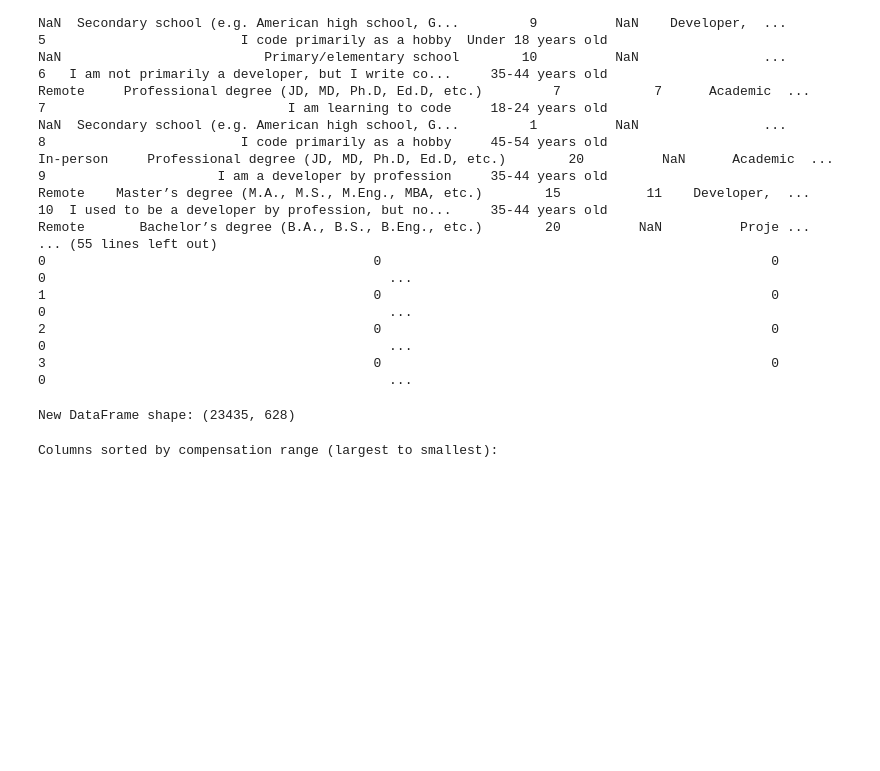
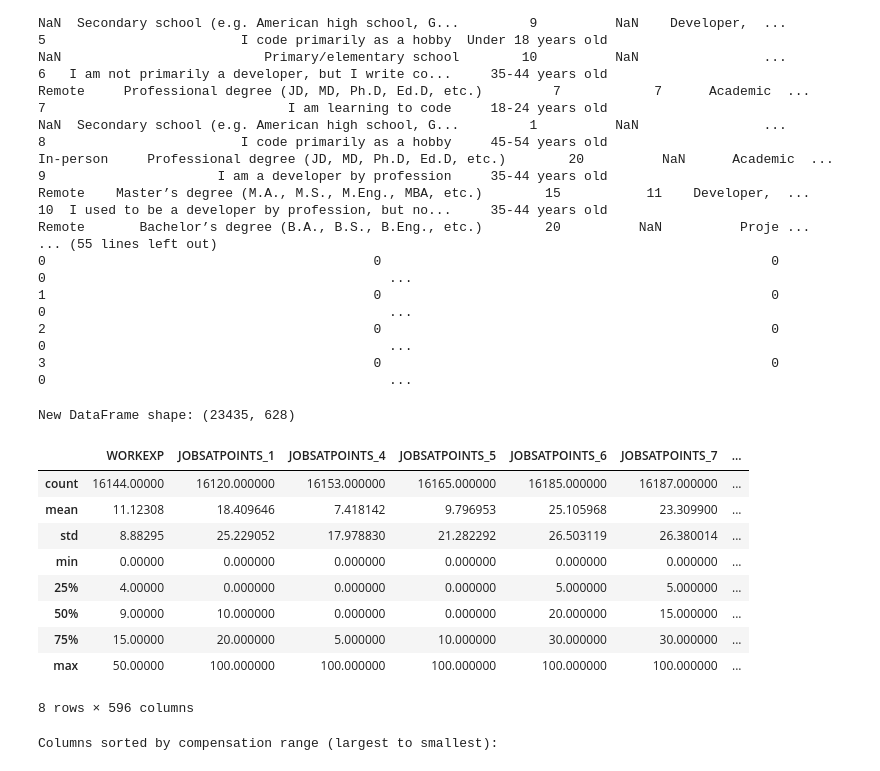
Before and after one commit to adni8025/Stack-Overflow-Developer-Survey-Data-Mining, a Jupyter notebook: thefile.ipynb, the cells around one changed output. Drawn from its saved outputs; the diff is of its cells as text; code cells hidden in the pictures; blank space fills up the shorter version.

```diff
--- a/thefile.ipynb
+++ b/thefile.ipynb
@@ -268,8 +268,20 @@ with pd.option_context('display.max_columns', None,
 # %%
 df_comp = encoded_2024.dropna(subset=['CONVERTEDCOMPYEARLY'])
 print("New DataFrame shape:", df_comp.shape)
+
+df_comp.describe()
 # %% [output]
 New DataFrame shape: (23435, 628)
+|  | WORKEXP | JOBSATPOINTS_1 | JOBSATPOINTS_4 | JOBSATPOINTS_5 | JOBSATPOINTS_6 | JOBSATPOINTS_7 | ... |
+| count | 16144.00000 | 16120.000000 | 16153.000000 | 16165.000000 | 16185.000000 | 16187.000000 | ... |
+| mean | 11.12308 | 18.409646 | 7.418142 | 9.796953 | 25.105968 | 23.309900 | ... |
+| std | 8.88295 | 25.229052 | 17.978830 | 21.282292 | 26.503119 | 26.380014 | ... |
+| min | 0.00000 | 0.000000 | 0.000000 | 0.000000 | 0.000000 | 0.000000 | ... |
+| 25% | 4.00000 | 0.000000 | 0.000000 | 0.000000 | 5.000000 | 5.000000 | ... |
+| 50% | 9.00000 | 10.000000 | 0.000000 | 0.000000 | 20.000000 | 15.000000 | ... |
+| 75% | 15.00000 | 20.000000 | 5.000000 | 10.000000 | 30.000000 | 30.000000 | ... |
+| max | 50.00000 | 100.000000 | 100.000000 | 100.000000 | 100.000000 | 100.000000 | ... |
+8 rows × 596 columns
 # %%
 Q1 = df_comp['CONVERTEDCOMPYEARLY'].quantile(0.25)
 Q3 = df_comp['CONVERTEDCOMPYEARLY'].quantile(0.75)
```
Also changed, not shown: parts of 1 cell of this notebook.
